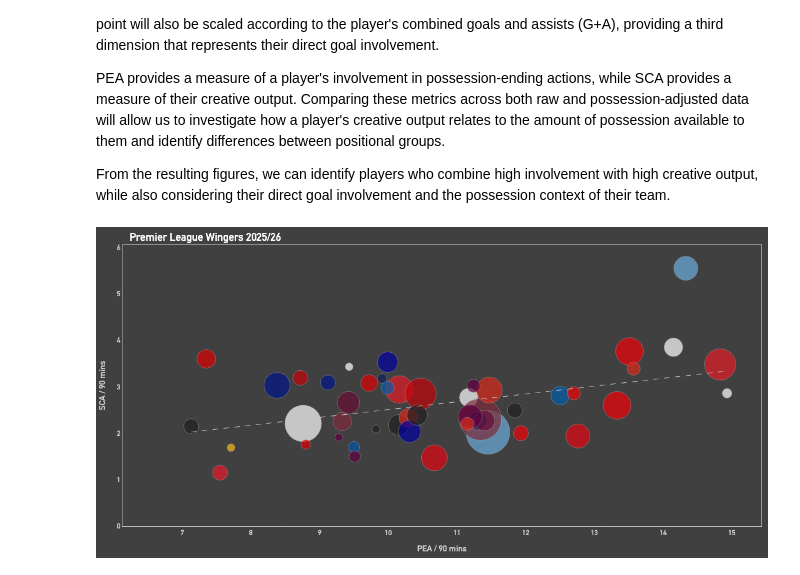
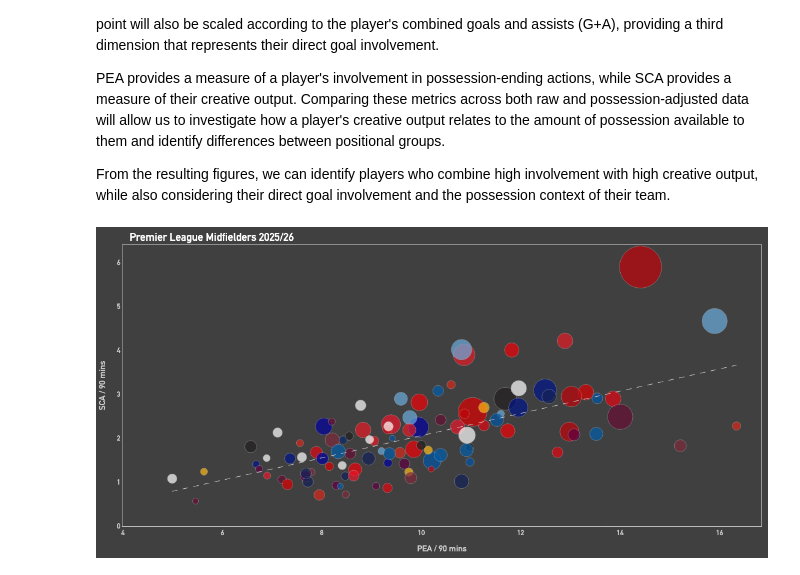
Before and after one commit to sethmckinnonevans/premier-league-usgae-rates, a Jupyter notebook: notebooks/usage_rates_analysis.ipynb, the cells around one changed output. Cells and saved outputs as stored; diff of their text form; code cells hidden in the pictures.

Commit message:
Final Project
Everything tidied up.

```diff
--- a/notebooks/usage_rates_analysis.ipynb
+++ b/notebooks/usage_rates_analysis.ipynb
@@ -153,32 +185,39 @@ PEA provides a measure of a player's involvement in possession-ending actions, w
 
 From the resulting figures, we can identify players who combine high involvement with high creative output, while also considering their direct goal involvement and the possession context of their team.
 # %%
-from plotting import plot_positions, plot_team
+from plotting import plot_positions, plot_team, plot_transfers
 
+# Initiate folders
+project_folder = Path.cwd().parent
+raw_data_folder = project_folder / "data" / "raw"
+cleaned_data_folder = project_folder / "data/cleaned"
+
+usage_data = pd.read_csv(Path.cwd().parent /"data/player_usage_data.csv")
 # Define kit colours for each premier league team
 kit_map = {
     42 : "#EF0107",
     34 : "#FFFFFF",
     30 : "#005DAA",
     50 : "#E30613",
     41 : "#EB172B",
     60 : "#DA291C",
     40 : "#670e36",
     14 : "#DD0000",
     3 : "#FDB913",
     17 : "#6CADDF",
     43 : "#FFFFFF",
     37 : "#7C2C3B",
     33 : "#132257",
     7 : "#0055A5",
     35 : "#C1040B",
     38 : "#001489",
     6 : "#5F0041",
     48 : "#00009E",
     39 : "#231F20",
     44 : "#E51C25"}
 
+html_folder = project_folder / "figures/html"
 # plot for wingers
-plot_positions(usage_data, "Winger", kit_map, 900, interactive = True)
+plot_positions(usage_data, "Midfielder", kit_map, 900, "Premier League", html_folder, interactive = True)
 # %% [output]
-[figure, old version]
+[figure, new version]
```
Also changed, not shown: parts of 20 cells of this notebook, 46 other files.
